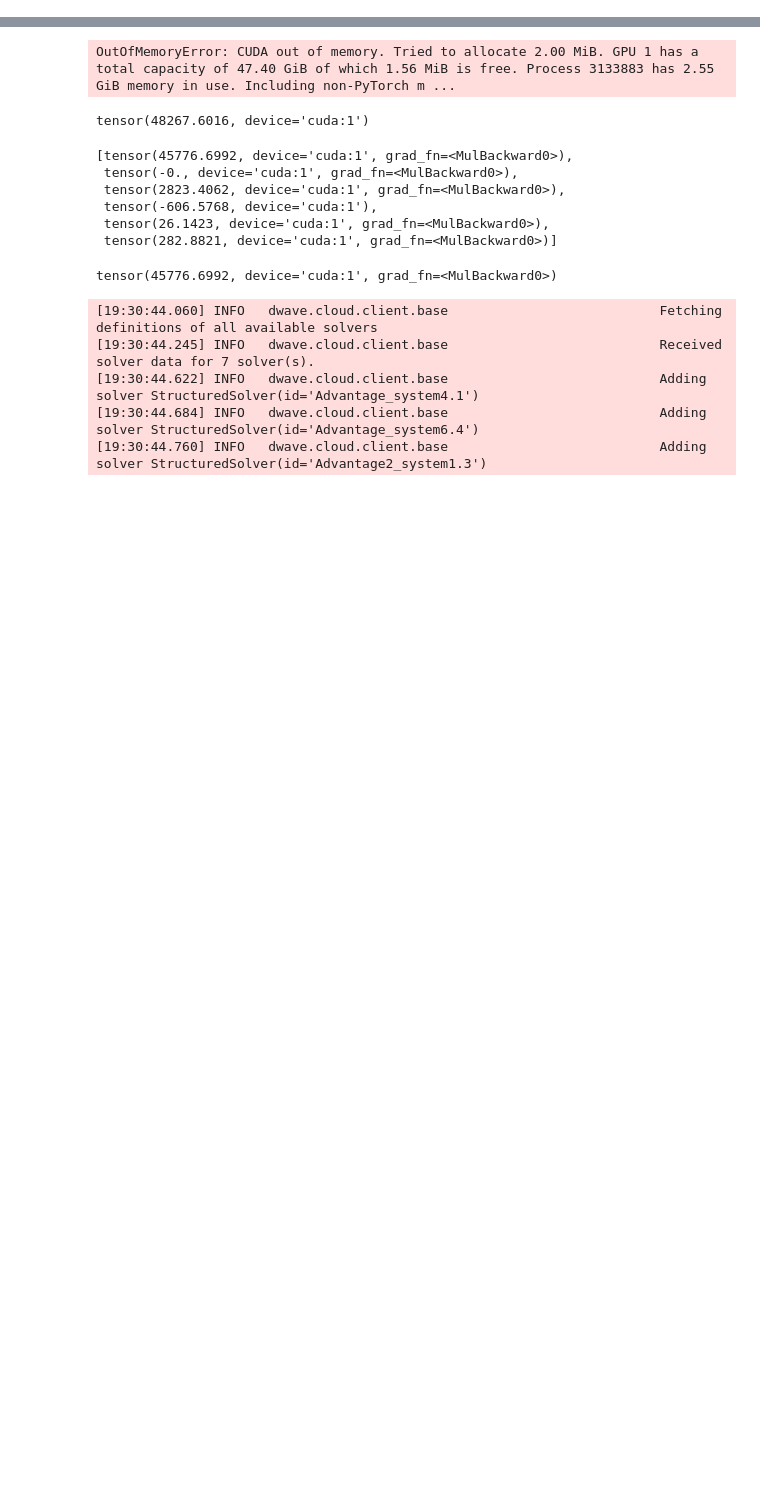
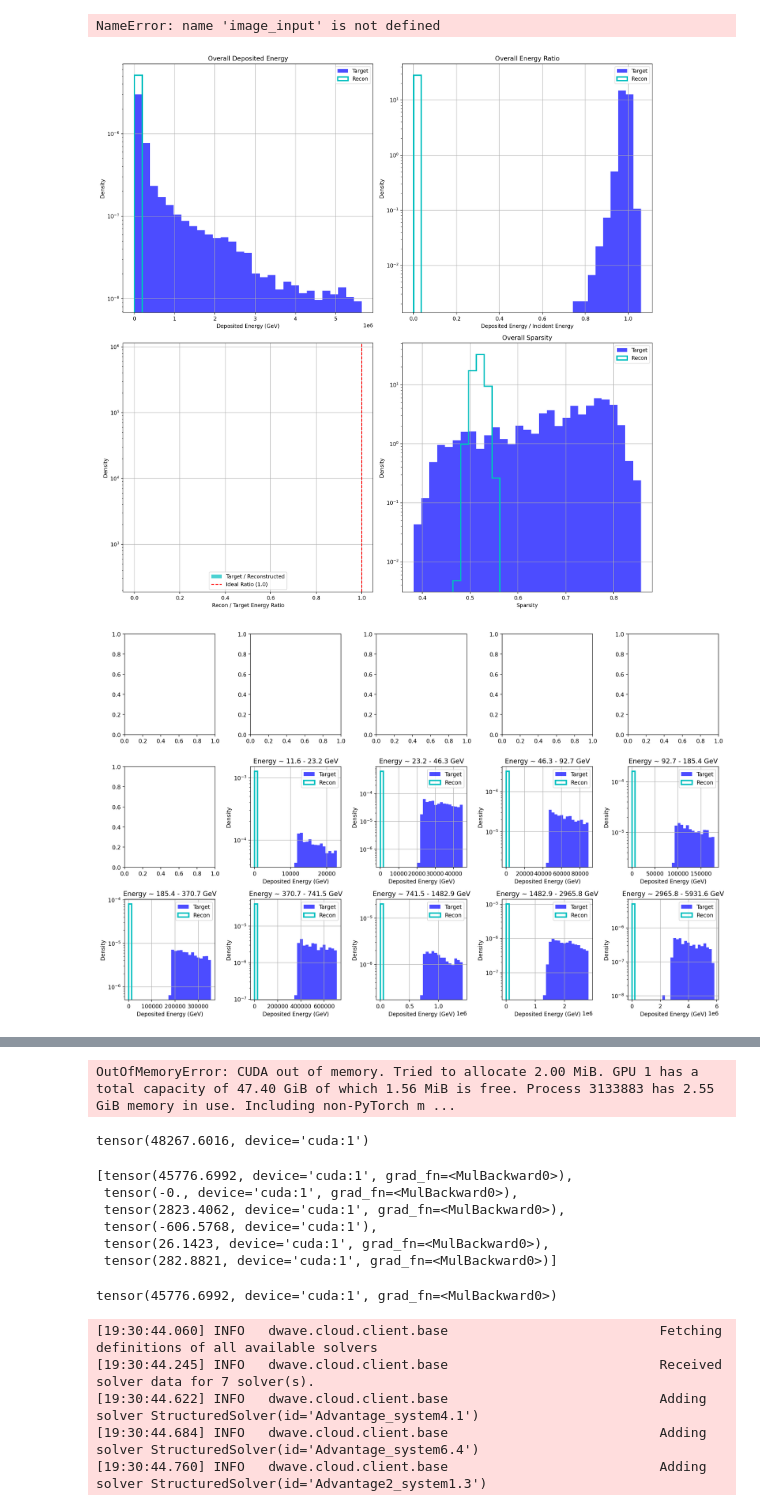
Before and after one commit to QaloSim/CaloQuVAE, a Jupyter notebook: nbJT.ipynb, the cells around one changed output, grey strips where cells are left out. Saved outputs shown, nothing was run; the diff lists cells and outputs as text; code cells hidden in the pictures; blank space fills up the shorter version.

```diff
--- a/nbJT.ipynb
+++ b/nbJT.ipynb
@@ -68,2 +65,3 @@ prior._weight_mask_dict.23 False
 # %%
-# self.evaluate(self.data_mgr.test_loader, 0)
+self.evaluate(self.data_mgr.test_loader, 0)
+# %% [output]
@@ -69,0 +85,3 @@ prior._weight_mask_dict.23 False
+NameError: name 'image_input' is not defined
+[figure, added]
+[figure, added]
```
Also changed, not shown: parts of 3 cells of this notebook, 6 other files.
